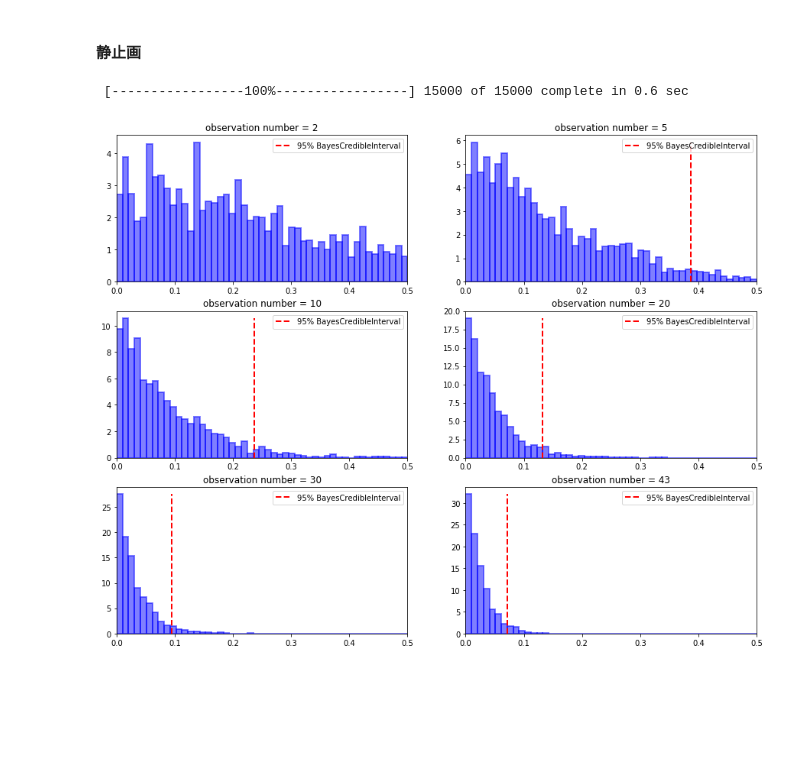
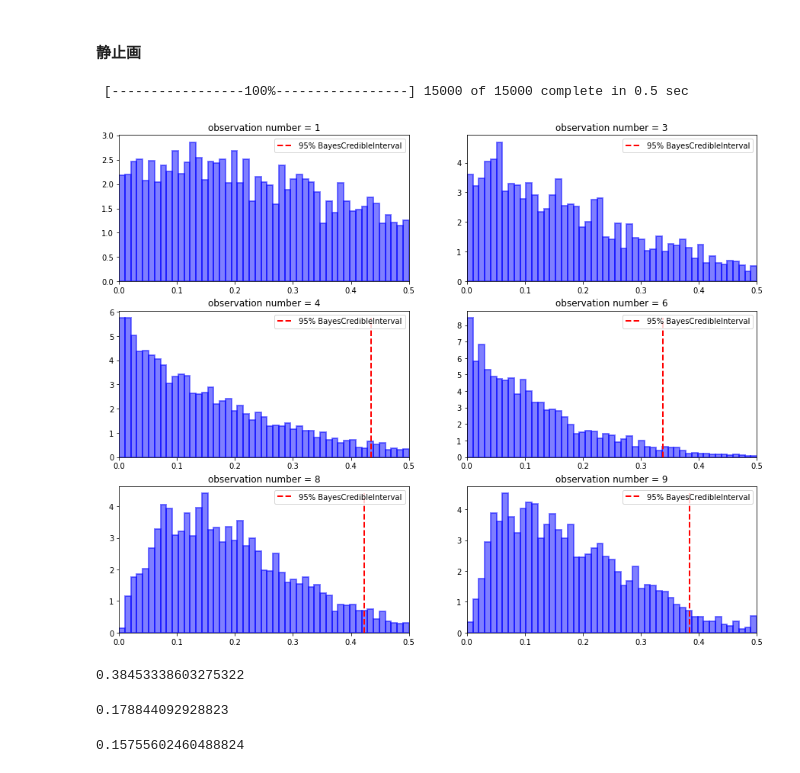
Before and after one commit to tok41/choco-ball-statistics, a Jupyter notebook: analysis/estimate-engel-rate.ipynb, the cells around one changed output. Saved outputs shown, nothing was run; the diff lists cells and outputs as text; code cells hidden in the pictures; blank space fills up the shorter version.

```diff
--- a/analysis/estimate-engel-rate.ipynb
+++ b/analysis/estimate-engel-rate.ipynb
@@ -39,5 +39,6 @@ def get_data(db_file='../data/choco-ball.db', table_name='measurement', filter_s
     data = pd.DataFrame(res, columns=['measure_date','best_before','prd_number','weight','box_weight','ball_number','factory','shop','angel','campaign','taste','net_weight','mean_weight'])
     print 'Shape of MeasurementData(record_num, n_columns) : {}'.format(data.shape)
     return data
-data = get_data(filter_str='taste=0')
+#data = get_data(filter_str='taste=0')
+data = get_data(filter_str='campaign is not 1')
 # %% [output]
@@ -103,23 +104,36 @@ print("95% BayesCredibleInterval : {}".format(bci))
 # %%
 plt.figure(figsize=(15, 12))
 
-n_list = [2, 5, 10, 20, 30, 43]
+#n_list = [2, 5, 10, 20, 30, 43]
+n_list = [1, 3, 4, 6, 8, 9]
 cnt=0
 
 for n in n_list:
     cnt+=1
     plt.subplot(3,2,cnt)
     p_trace = getMCMCResult(data_angel[:n])
     ret = plt.hist(p_trace, bins=np.linspace(0, 0.5, 50), normed=True,
                    color="#0000FF", alpha=0.5, edgecolor="#0000FF", lw=2)
     plt.xlim([0, 0.5])
     N = len(p_trace)
     bci = np.sort(p_trace)[int(N*0.95)]
     plt.vlines(x=bci, ymin=0, ymax=ret[0].max(), label='95% BayesCredibleInterval',
                color='red', linestyles='--', linewidths=2)
     plt.legend()
     plt.title('observation number = %d'%n)
-#plt.savefig('fig/estimate_angel_rate_2-45.png')
+#plt.savefig('fig/estimate_angel_rate_silver_20171224.png')
 # %% [output]
- [-----------------100%-----------------] 15000 of 15000 complete in 0.6 sec
+ [-----------------100%-----------------] 15000 of 15000 complete in 0.5 sec
-[figure, old version]
+[figure, new version]
+# %%
+bci
+# %% [output]
+0.38453338603275322
+# %%
+p_trace.mean()
+# %% [output]
+0.178844092928823
+# %%
+np.median(p_trace)
+# %% [output]
+0.15755602460488824
```
Also changed, not shown: parts of 4 cells of this notebook, 2 other files.
